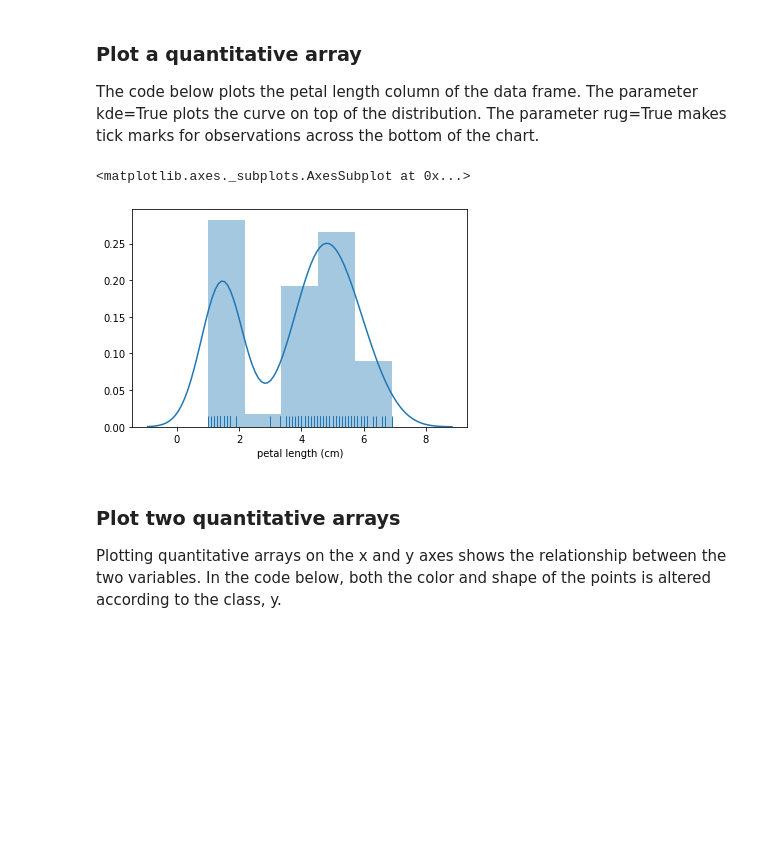
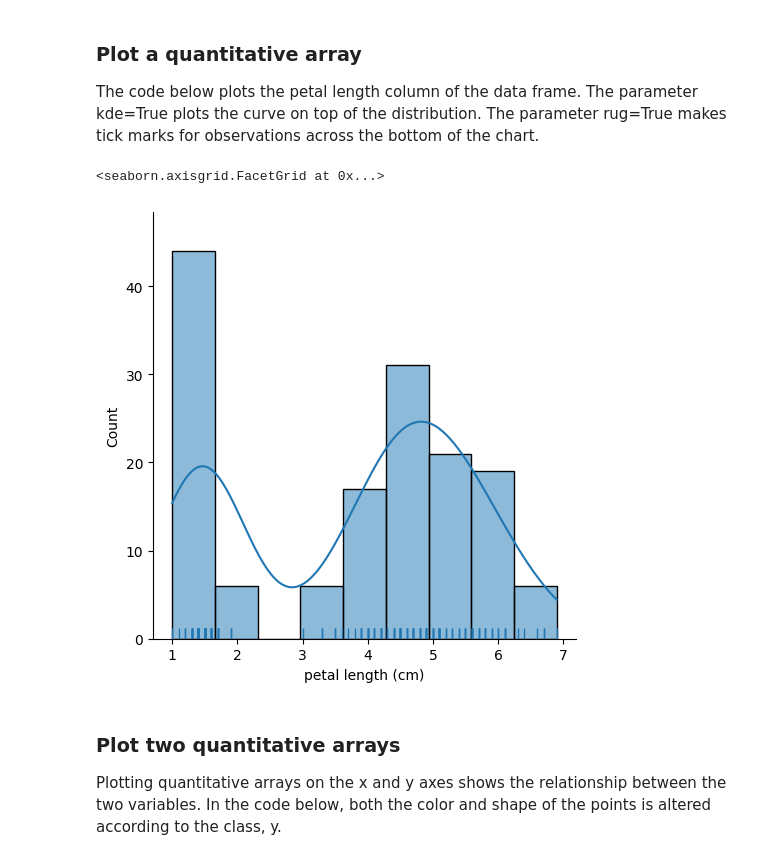
Before and after one commit to kjmazidi/NLP, a Jupyter notebook: Part_5-Machine-Learning/Chapter_18_pythonML/seaborn.ipynb, the cells around one changed output. Cells and saved outputs as stored; diff of their text form; code cells hidden in the pictures; blank space fills up the shorter version.

```diff
--- a/Part_5-Machine-Learning/Chapter_18_pythonML/seaborn.ipynb
+++ b/Part_5-Machine-Learning/Chapter_18_pythonML/seaborn.ipynb
@@ -24,10 +24,10 @@ df_y = pd.DataFrame(y, columns=['species'])
 
 The code below plots the petal length column of the data frame. The parameter kde=True plots the curve on top of the distribution. The parameter rug=True makes tick marks for observations across the bottom of the chart.
 # %%
-sb.distplot(df['petal length (cm)'], kde=True, rug=True)
+sb.displot(df['petal length (cm)'], kde=True, rug=True)
 # %% [output]
-<matplotlib.axes._subplots.AxesSubplot at 0x...>
+<seaborn.axisgrid.FacetGrid at 0x...>
-[figure, old version]
+[figure, new version]
 # %% [markdown]
 ### Plot two quantitative arrays
 
```
Also changed, not shown: parts of 2 cells of this notebook.
